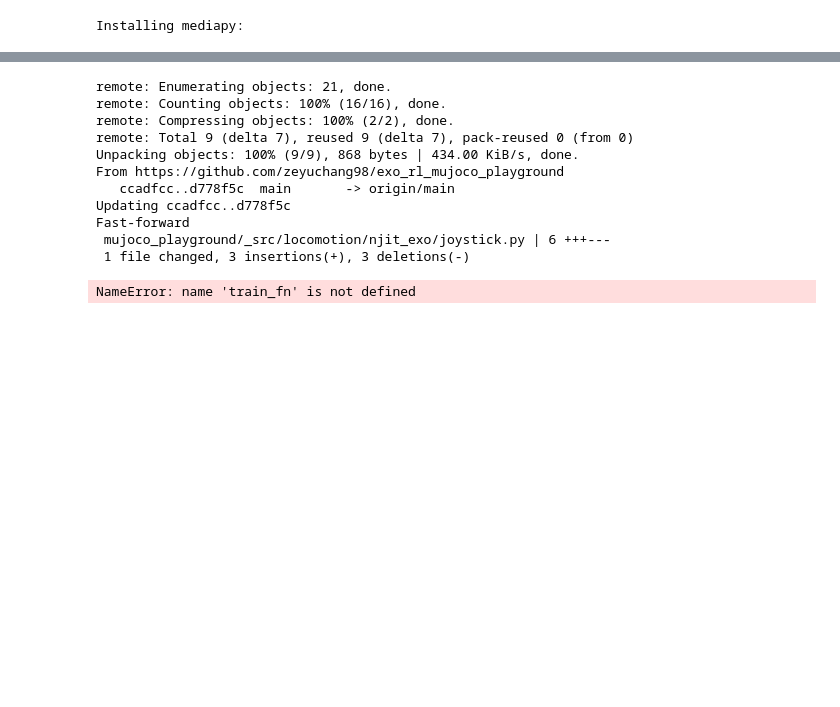
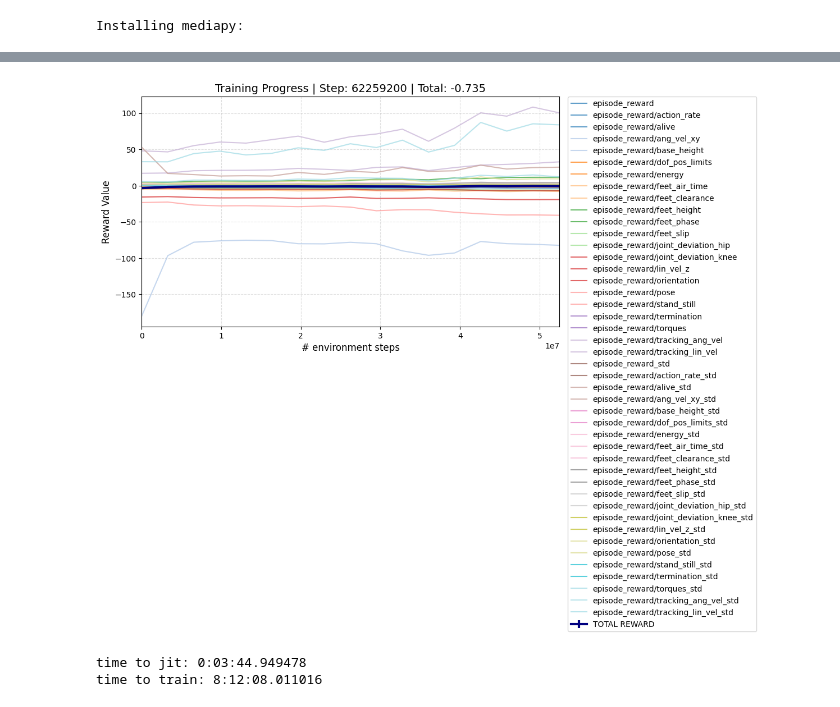
Before and after one commit to zeyuchang98/exo_rl_mujoco_playground, a Jupyter notebook: learning/notebooks/njit_exo2.ipynb, the cells around one changed output, grey strips where cells are left out. Drawn from its saved outputs; the diff is of its cells as text; code cells hidden in the pictures; blank space fills up the shorter version.

```diff
--- a/learning/notebooks/njit_exo2.ipynb
+++ b/learning/notebooks/njit_exo2.ipynb
@@ -160,10 +138,10 @@ import numpy as np
 from orbax import checkpoint as ocp
 # %%
 # !git clone https://github.com/zeyuchang98/exo_rl_mujoco_playground.git
-!cd '/content/exo_rl_mujoco_playground' && git pull
+# !cd '/content/exo_rl_mujoco_playground' && git pull
 import sys
-sys.path.insert(0, '/content/exo_rl_mujoco_playground')
-# sys.path.insert(0, '/Users/zeyuchang/BioDynamic/mujoco_playground')
+# sys.path.insert(0, '/content/exo_rl_mujoco_playground')
+sys.path.insert(0, '/Users/zeyuchang/BioDynamic/mujoco_playground')
 
 import importlib
 import mujoco_playground
@@ -178,23 +156,11 @@ import mujoco_playground
 from mujoco_playground import wrapper
 from mujoco_playground import registry
 from mujoco_playground.config import locomotion_params
-# %% [output]
-remote: Enumerating objects: 21, done.
-remote: Counting objects: 100% (16/16), done.
-remote: Compressing objects: 100% (2/2), done.
-remote: Total 9 (delta 7), reused 9 (delta 7), pack-reused 0 (from 0)
-Unpacking objects: 100% (9/9), 868 bytes | 434.00 KiB/s, done.
-From https://github.com/zeyuchang98/exo_rl_mujoco_playground
-   ccadfcc..d778f5c  main       -> origin/main
-Updating ccadfcc..d778f5c
-Fast-forward
- mujoco_playground/_src/locomotion/njit_exo/joystick.py | 6 +++---
- 1 file changed, 3 insertions(+), 3 deletions(-)
 # %%
 env_name = 'NjitExoJoystickFlatTerrain'
 env = registry.load(env_name)
 env_cfg = registry.get_default_config(env_name)
 ppo_params = locomotion_params.brax_ppo_config(env_name)
-ppo_params['num_timesteps'] = int(1e8)
+ppo_params['num_timesteps'] = int(0.5e8)
 ppo_params['num_evals'] = 20  # Adjust evals proportionally
 # %%
@@ -312,25 +257,12 @@ train_fn = functools.partial(
 # %%
 make_inference_fn, params, metrics = train_fn(
     environment=env,
     eval_env=mujoco_playground.registry.load(env_name, config=env_cfg),
     wrap_env_fn=mujoco_playground.wrapper.wrap_for_brax_training,
 )
 print(f"time to jit: {times[1] - times[0]}")
 print(f"time to train: {times[-1] - times[1]}")
-
-import pickle
-timestamp = datetime.datetime.now().strftime("%Y-%m-%d_%H-%M-%S")
-filename = f"mujoco_policy_{timestamp}.pkl"
-save_data = {
-    "params": params,
-    "metrics": metrics
-}
-
-with open(filename, 'wb') as f:
-    pickle.dump(save_data, f)
-
-from google.colab import files
-print("download to local...")
-files.download(filename)
 # %% [output]
+[figure, added]
-NameError: name 'train_fn' is not defined
+time to jit: 0:03:44.949478
+time to train: 8:12:08.011016
```
Also changed, not shown: parts of 8 cells of this notebook, 1 other file.
